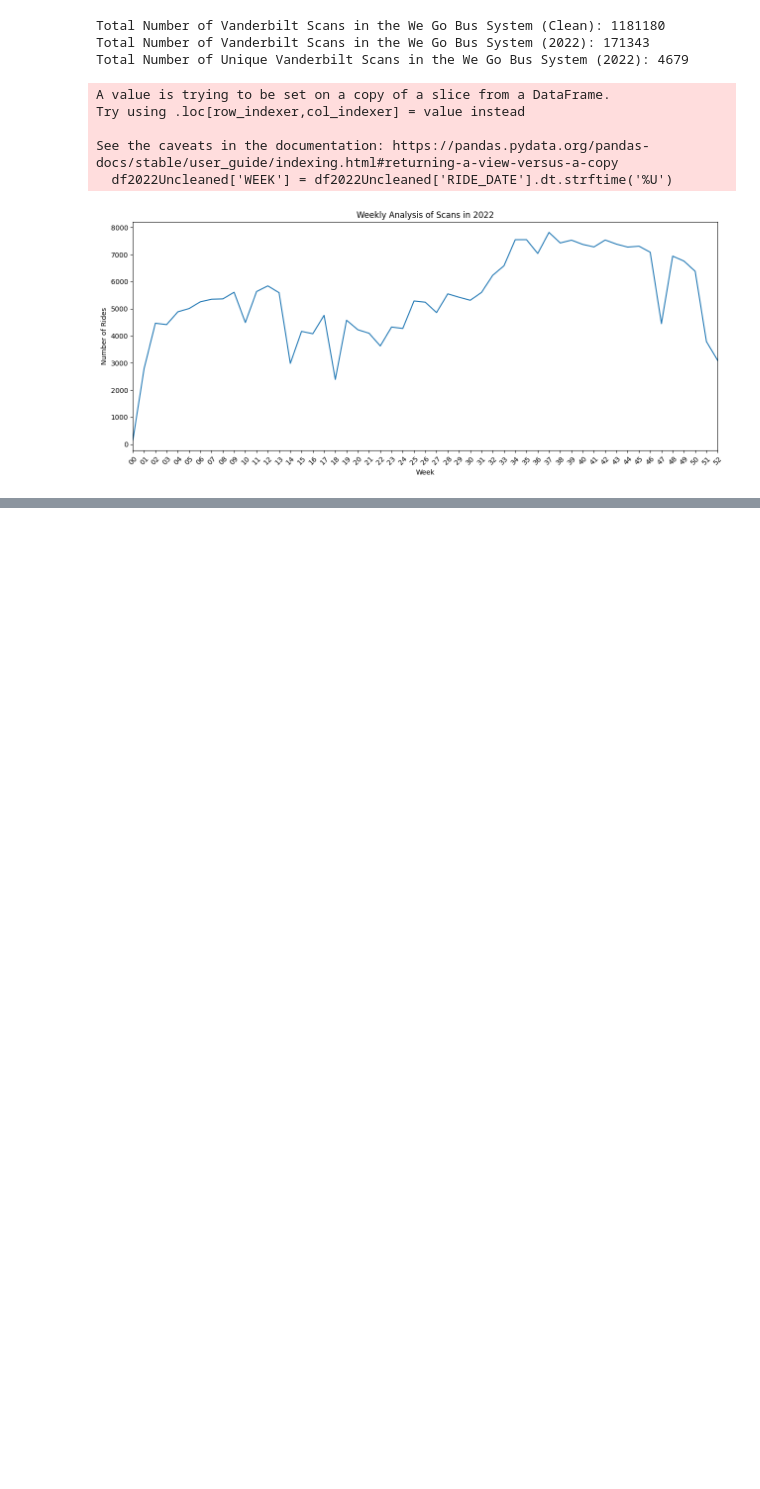
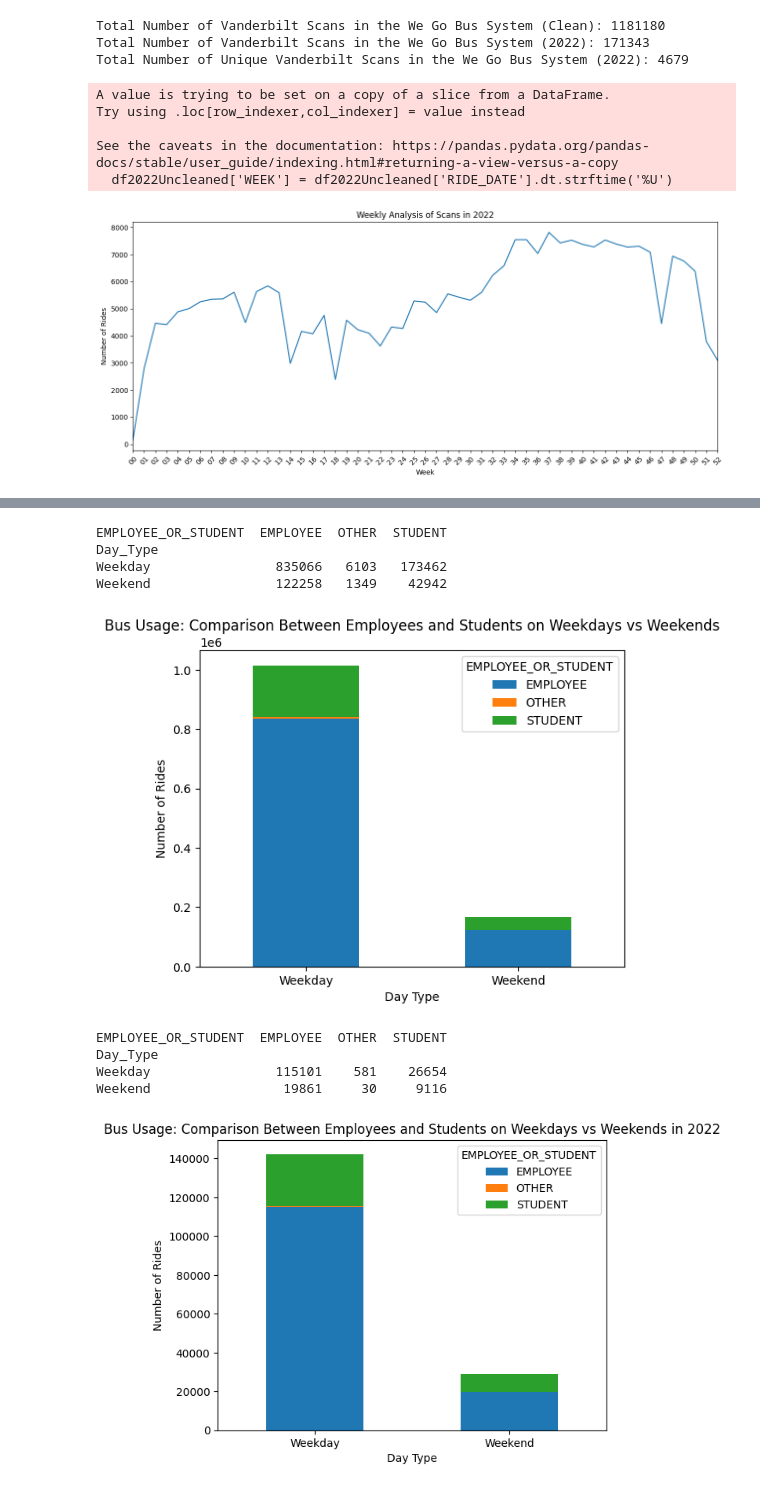
Before and after one commit to SySyAli/vanderbilt_movevu, a Jupyter notebook: testing/testing2.ipynb, the cells around one changed output, grey strips where cells are left out. Saved outputs shown, nothing was run; the diff lists cells and outputs as text; code cells hidden in the pictures; blank space fills up the shorter version.

```diff
--- a/testing/testing2.ipynb
+++ b/testing/testing2.ipynb
@@ -858,0 +1097,33 @@ See the caveats in the documentation: https://pandas.pydata.org/pandas-docs/stab
+# %%
+usage_by_day_type_and_status = df_cleaned.groupby(['Day_Type', 'EMPLOYEE_OR_STUDENT']).size().unstack(fill_value=0)
+print(usage_by_day_type_and_status)
+
+# Plotting the data
+usage_by_day_type_and_status.plot(kind='bar', stacked=True)
+plt.title('Bus Usage: Comparison Between Employees and Students on Weekdays vs Weekends')
+plt.xlabel('Day Type')
+plt.ylabel('Number of Rides')
+plt.xticks(rotation=0)
+plt.show()
+
+# do this for 2022
+usage_by_day_type_and_status2022 = df_2022.groupby(['Day_Type', 'EMPLOYEE_OR_STUDENT']).size().unstack(fill_value=0)
+print(usage_by_day_type_and_status2022)
+# Plotting the data
+usage_by_day_type_and_status2022.plot(kind='bar', stacked=True)
+plt.title('Bus Usage: Comparison Between Employees and Students on Weekdays vs Weekends in 2022')
+plt.xlabel('Day Type')
+plt.ylabel('Number of Rides')
+plt.xticks(rotation=0)
+plt.show()
+# %% [output]
+EMPLOYEE_OR_STUDENT  EMPLOYEE  OTHER  STUDENT
+Day_Type
+Weekday                835066   6103   173462
+Weekend                122258   1349    42942
+[figure, added]
+EMPLOYEE_OR_STUDENT  EMPLOYEE  OTHER  STUDENT
+Day_Type
+Weekday                115101    581    26654
+Weekend                 19861     30     9116
+[figure, added]
```
Also changed, not shown: parts of 7 cells of this notebook, 1 other file.
